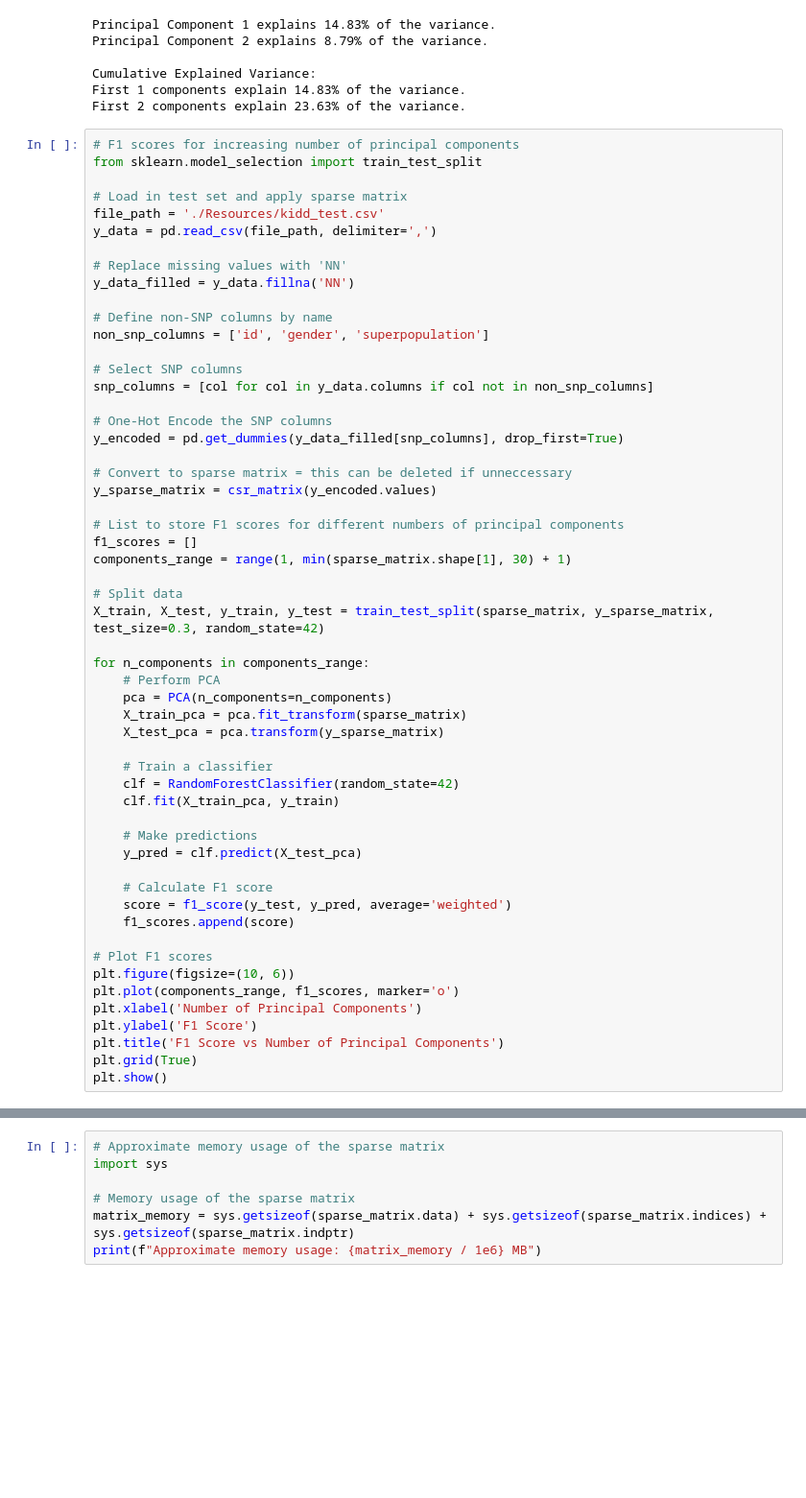
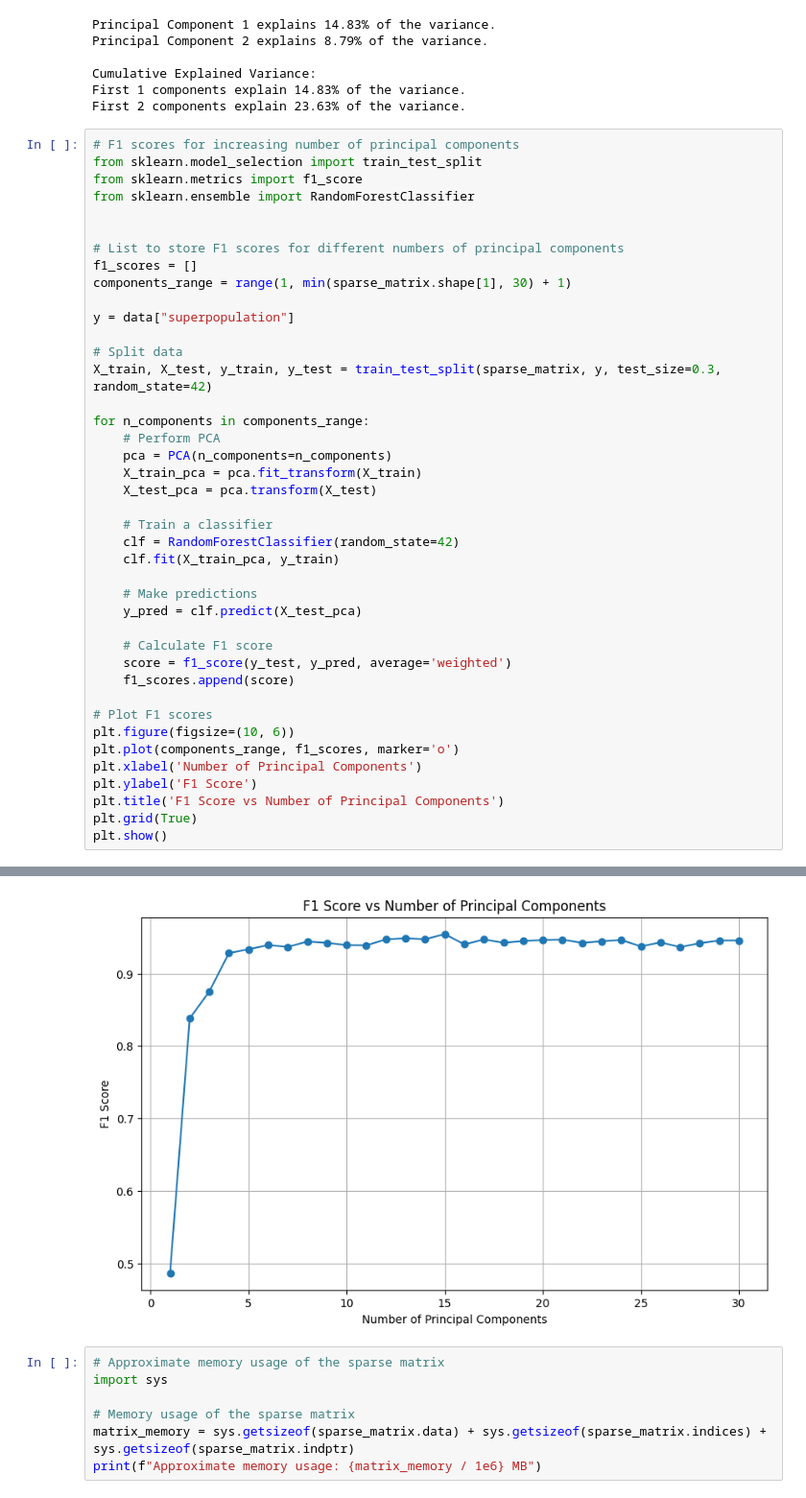
Before and after one commit to K-G-Witt/project4-team1, a Jupyter notebook: PCA.ipynb, the cells around one changed output, grey strips where cells are left out. Shown at 96% size. Saved outputs shown, nothing was run; the diff lists cells and outputs as text; blank space fills up the shorter version.

Commit message:
F1 scores

```diff
--- a/PCA.ipynb
+++ b/PCA.ipynb
@@ -69,38 +69,24 @@ First 2 components explain 23.63% of the variance.
 # %%
 # F1 scores for increasing number of principal components
 from sklearn.model_selection import train_test_split
+from sklearn.metrics import f1_score
+from sklearn.ensemble import RandomForestClassifier
 
-# Load in test set and apply sparse matrix
-file_path = './Resources/kidd_test.csv'
-y_data = pd.read_csv(file_path, delimiter=',')
-
-# Replace missing values with 'NN'
-y_data_filled = y_data.fillna('NN')
-
-# Define non-SNP columns by name
-non_snp_columns = ['id', 'gender', 'superpopulation']
-
-# Select SNP columns
-snp_columns = [col for col in y_data.columns if col not in non_snp_columns]
-
-# One-Hot Encode the SNP columns
-y_encoded = pd.get_dummies(y_data_filled[snp_columns], drop_first=True)
-
-# Convert to sparse matrix = this can be deleted if unneccessary
-y_sparse_matrix = csr_matrix(y_encoded.values)
 
 # List to store F1 scores for different numbers of principal components
 f1_scores = []
 components_range = range(1, min(sparse_matrix.shape[1], 30) + 1)
 
+y = data["superpopulation"]
+
 # Split data
-X_train, X_test, y_train, y_test = train_test_split(sparse_matrix, y_sparse_matrix, test_size=0.3, random_state=42)
+X_train, X_test, y_train, y_test = train_test_split(sparse_matrix, y, test_size=0.3, random_state=42)
 
 for n_components in components_range:
     # Perform PCA
     pca = PCA(n_components=n_components)
-    X_train_pca = pca.fit_transform(sparse_matrix)
-    X_test_pca = pca.transform(y_sparse_matrix)
+    X_train_pca = pca.fit_transform(X_train)
+    X_test_pca = pca.transform(X_test)
 
     # Train a classifier
     clf = RandomForestClassifier(random_state=42)
@@ -126,3 +111,4 @@ ValueError: Found input variables with inconsistent numbers of samples: [1878, 6
+[figure, added]
 # %%
 # Approximate memory usage of the sparse matrix
 import sys
```
Also changed, not shown: parts of 1 cell of this notebook.
